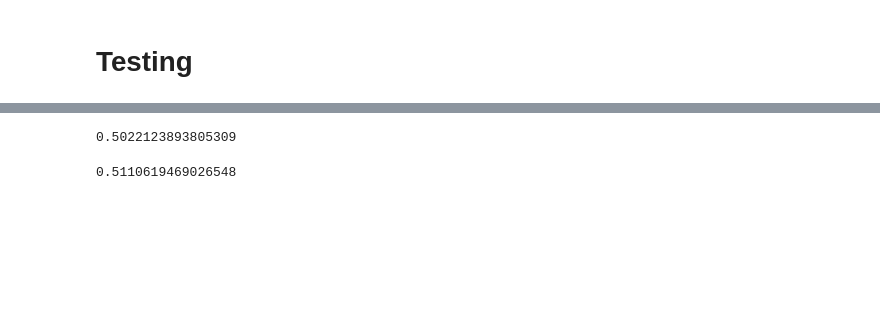
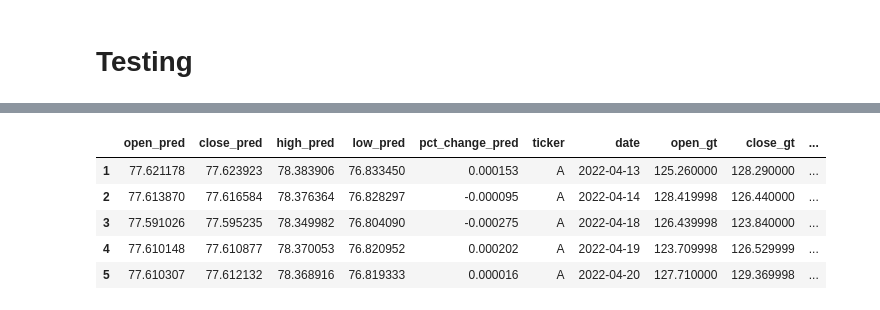
Before and after one commit to oragamiman01/stock_prediction, a Jupyter notebook: test_transformer.ipynb, the cells around one changed output, grey strips where cells are left out. Saved outputs shown, nothing was run; the diff lists cells and outputs as text; code cells hidden in the pictures; blank space fills up the shorter version.

Commit message:
training notebook changes

```diff
--- a/test_transformer.ipynb
+++ b/test_transformer.ipynb
@@ -51,7 +53,7 @@ company_stats = dict() # keys are ticker, values are that company's stat dict
 num_to_ticker = dict()
 ticker_to_num = dict()
 for i, num in enumerate(ids):
-    num_to_ticker[num] = companies[i]
+    num_to_ticker[str(num)] = companies[i]
     ticker_to_num[companies[i]] = num
 
 df_list = []
@@ -62,7 +64,7 @@ y_train = []
 y_test = []
 dates = []
 
-for co in companies:
+for co in tqdm(companies):
     files = os.listdir(os.path.join(data_path, co))
     for f in files: # check each company folder for specific interval of data
         if interval in f:
@@ -115,8 +117,7 @@ for co in companies:
     stats_list.append(stat_dict)
 
 indims = y_train[0].shape[0]
-outdims = 5 # open, close, high, low, pct_change
-batch_size = 32
+outdims = len(out_cols)
 dates = [element for nestedlist in dates for element in nestedlist]
 
 x_train = np.vstack(x_train).reshape(-1, seq_size, indims)
@@ -130,10 +131,10 @@ x_test = torch.tensor(x_test, dtype=torch.float32)
 y_test = torch.tensor(y_test, dtype=torch.float32)
 
 train_dataset = TensorDataset(x_train, y_train)
-train_loader = DataLoader(train_dataset, batch_size=batch_size, shuffle=True)
+train_loader = DataLoader(train_dataset, batch_size=batch_size, shuffle=True, num_workers=4, pin_memory=True)
 
 test_dataset = TensorDataset(x_test, y_test)
-test_loader = DataLoader(test_dataset, batch_size=batch_size, shuffle=False)
+test_loader = DataLoader(test_dataset, batch_size=batch_size, shuffle=False, num_workers=4, pin_memory=True)
 # %% [markdown]
 Using basic transformer from https://github.com/jeffheaton/app_deep_learning/blob/main/t81_558_class_10_3_transformer_timeseries.ipynb
 # %%
@@ -295,8 +283,11 @@ plt.show()
-# %%
-directional_accuracy(df_gt['open'], df_pred['open'])
-# %% [output]
-0.5022123893805309
-# %%
-directional_accuracy(df_gt['close'], df_pred['high'])
-# %% [output]
-0.5110619469026548
+# %%
+df_merged['pct_change_pred'] = df_merged['close_pred'].pct_change()
+df_merged = df_merged.dropna()
+df_merged.head()
+# %% [output]
+|  | open_pred | close_pred | high_pred | low_pred | pct_change_pred | ticker | date | open_gt | close_gt | ... |
+| 1 | 77.621178 | 77.623923 | 78.383906 | 76.833450 | 0.000153 | A | 2022-04-13 | 125.260000 | 128.290000 | ... |
+| 2 | 77.613870 | 77.616584 | 78.376364 | 76.828297 | -0.000095 | A | 2022-04-14 | 128.419998 | 126.440000 | ... |
+| 3 | 77.591026 | 77.595235 | 78.349982 | 76.804090 | -0.000275 | A | 2022-04-18 | 126.439998 | 123.840000 | ... |
+| 4 | 77.610148 | 77.610877 | 78.370053 | 76.820952 | 0.000202 | A | 2022-04-19 | 123.709998 | 126.529999 | ... |
+| 5 | 77.610307 | 77.612132 | 78.368916 | 76.819333 | 0.000016 | A | 2022-04-20 | 127.710000 | 129.369998 | ... |
```
Also changed, not shown: parts of 13 cells of this notebook, 1 other file.
